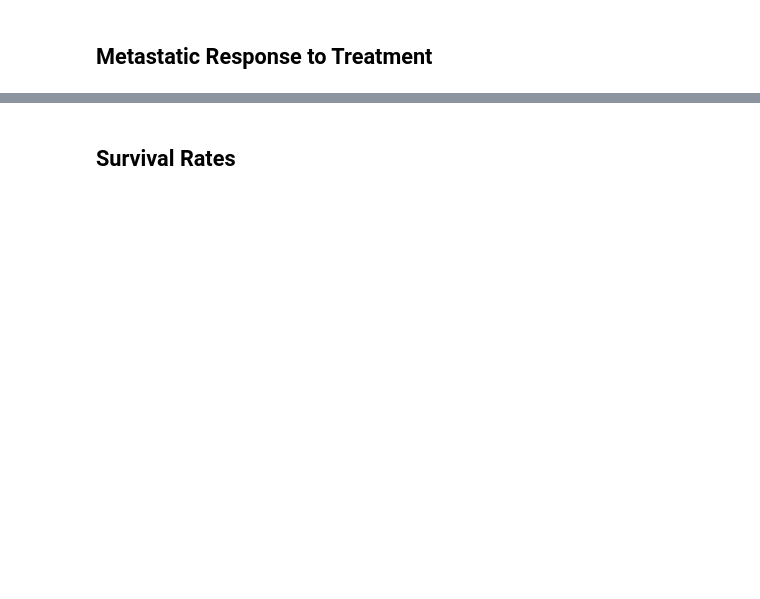
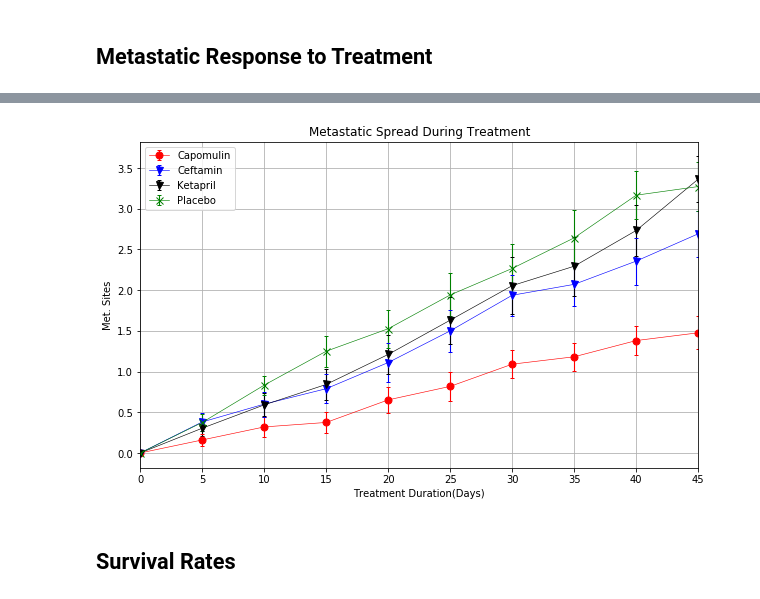
Before and after one commit to coralmaven/Pymaceuticals, a Jupyter notebook: pymaceuticals.ipynb, the cells around one changed output, grey strips where cells are left out. Cells and saved outputs as stored; diff of their text form; code cells hidden in the pictures; blank space fills up the shorter version.

```diff
--- a/pymaceuticals.ipynb
+++ b/pymaceuticals.ipynb
@@ -143,6 +168,5 @@ plt.show()
 # %%
 # Store the Standard Error associated with Met. Sites Grouped by Drug and Timepoint
-
-# Convert to DataFrame
-
+MetastaticResponseErr_df = pd.DataFrame(tumorVolGroup["Metastatic Sites"].sem())
 # Preview DataFrame
+MetastaticResponseErr_df.head()
@@ -148,0 +181,3 @@ plt.show()
+# %%
+MetastaticResponse_df = MetastaticResponse_df.reset_index()
+MetastaticResponse_df.head()
@@ -149,4 +191,7 @@ plt.show()
 # %%
 # Minor Data Munging to Re-Format the Data Frames
 
+MetastaticResponse_df = MetastaticResponse_df.pivot(index='Timepoint', columns='Drug', values="Metastatic Sites")
+
 # Preview that Reformatting worked
+MetastaticResponse_df.head()
@@ -158,0 +206,5 @@ plt.show()
+# %%
+MetastaticResponseErr_df = MetastaticResponseErr_df.reset_index()
+MetastaticResponseErr_df = MetastaticResponseErr_df.pivot(index='Timepoint', columns='Drug', values="Metastatic Sites")
+
+MetastaticResponseErr_df.head()
@@ -159,3 +219,28 @@ plt.show()
+# %%
+response = MetastaticResponse_df[["Capomulin","Ceftamin","Ketapril", "Placebo"]]
+errors = MetastaticResponseErr_df[["Capomulin","Ceftamin","Ketapril", "Placebo"]]
+
+# Generate the Plot (with Error Bars)
+fig, ax = plt.subplots(figsize=(10, 6))
+kwargs = dict( capsize=2,elinewidth=1.1, linewidth=0.6, ms=7)
+
+response["Capomulin"].plot( yerr = errors, fmt='-o', c='r', mfc='r', **kwargs, label='Capomulin',legend=True)
+response["Ceftamin"].plot( yerr = errors, fmt='-v', c='b', mfc='b', **kwargs, label='Ceftamin',legend=True)
+response["Ketapril"].plot( yerr = errors, fmt='-v', c='k', mfc='k',  **kwargs, label='Ketapril',legend=True)
+response["Placebo"].plot( yerr = errors, fmt='-x', c='g', mfc='g', **kwargs, label='Placebo',legend=True)
+plt.legend(loc='best')
+plt.grid(True)
+#### Incorporate the other graph properties
+plt.xlabel("Treatment Duration(Days)")
+plt.ylabel("Met. Sites")
+plt.title("Metastatic Spread During Treatment")
+#### Save Figure
+plt.savefig("Images/MetastaticSpreadDuringTreatment.png")
+
+
+plt.show()
+# %% [output]
+[figure, added]
 # %% [markdown]
 ## Survival Rates
 # %%
```
Also changed, not shown: parts of 15 cells of this notebook, 3 other files.
